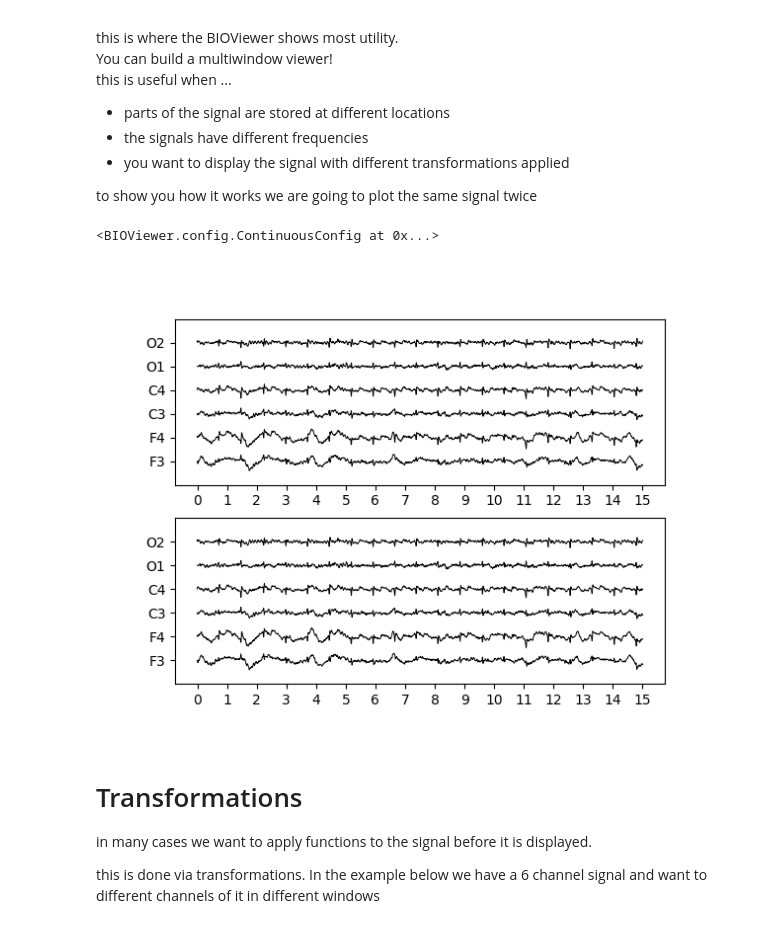
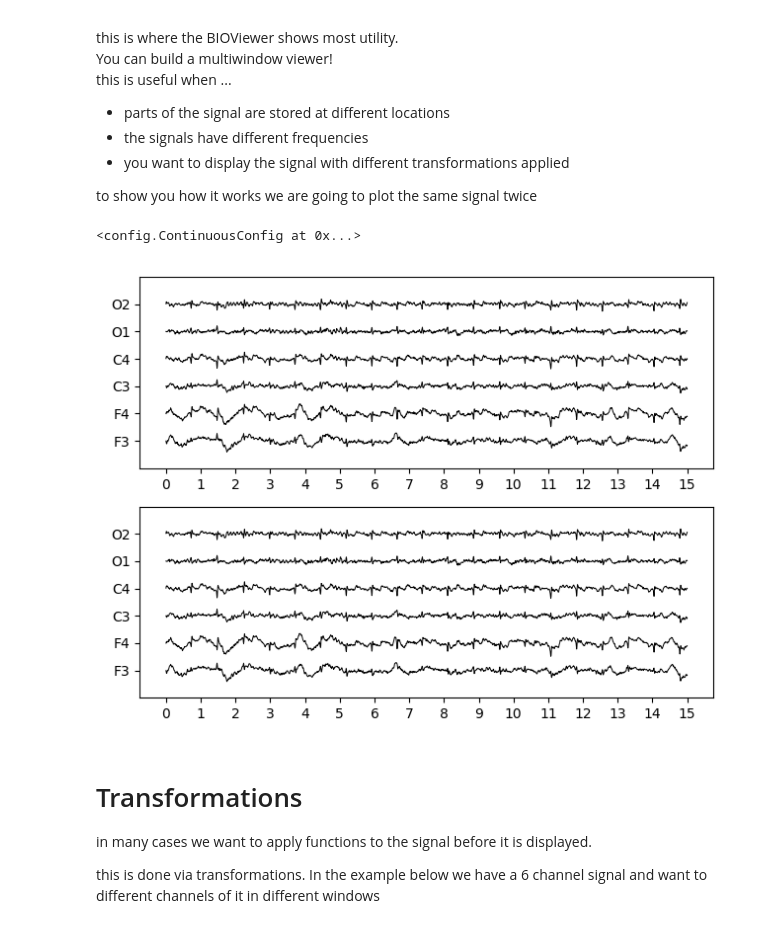
Before and after one commit to MoritzAlkofer/BIOViewer, a Jupyter notebook: demo.ipynb, the cells around one changed output. Drawn from its saved outputs; the diff is of its cells as text; code cells hidden in the pictures.

Commit message:
added example and renamed Fq_signal ->Fs

```diff
--- a/demo.ipynb
+++ b/demo.ipynb
@@ -52,17 +51,17 @@ to show you how it works we are going to plot the same signal twice
 # %%
 # general information
 path_signal = 'example.npy'
 display_channels = ['F3', 'F4', 'C3', 'C4', 'O1', 'O2']
-Fq_signal = 128
+Fs = 128
 title = 'Test'
 
-config0 = ContinuousConfig(path_signal,Fq_signal,display_channels,y_locations = [0,100,200,300,400,500],y_pad=100)
-config1 = ContinuousConfig(path_signal,Fq_signal,display_channels,y_locations = [0,100,200,300,400,500], y_pad = 100)
+config0 = ContinuousConfig(path_signal,Fs,display_channels,y_locations = [0,100,200,300,400,500],y_pad=100)
+config1 = ContinuousConfig(path_signal,Fs,display_channels,y_locations = [0,100,200,300,400,500], y_pad = 100)
 ContinuousViewer(configs=[config0,config1])
 ContinuousConfig()
 # %% [output]
-<BIOViewer.config.ContinuousConfig at 0x...>
+<config.ContinuousConfig at 0x...>
-[figure, old version]
+[figure, new version]
 # %% [markdown]
 # Transformations
 in many cases we want to apply functions to the signal before it is displayed.
```
Also changed, not shown: parts of 3 cells of this notebook, 7 other files.
